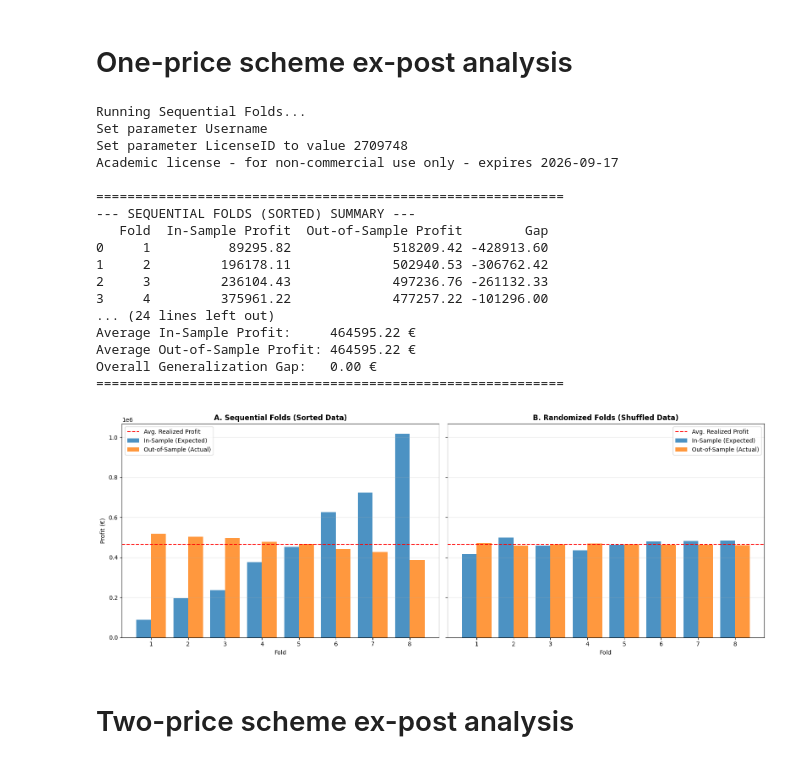
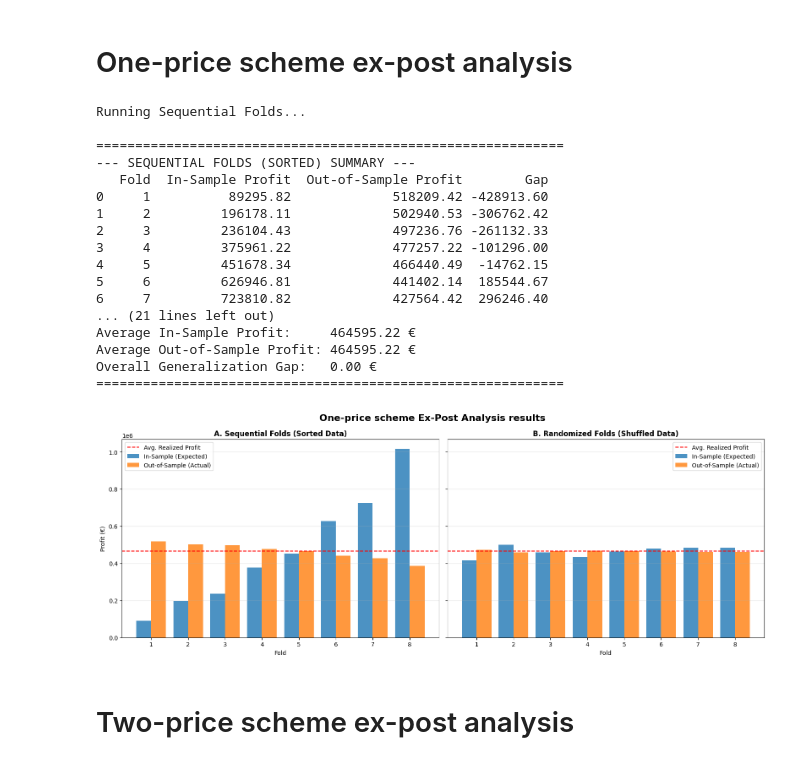
Before and after one commit to KonstantinosKountras/46755-offering-strategy_Asgn2, a Jupyter notebook: notebooks/Task1-3_Ex-post_analysis.ipynb, the cells around one changed output. Drawn from its saved outputs; the diff is of its cells as text; code cells hidden in the pictures.

```diff
--- a/notebooks/Task1-3_Ex-post_analysis.ipynb
+++ b/notebooks/Task1-3_Ex-post_analysis.ipynb
@@ -144,6 +144,8 @@ print("============================================================")
 # 4. PLOT SIDE-BY-SIDE BAR CHARTS
 # ---------------------------------------------------------
 fig, axes = plt.subplots(1, 2, figsize=(16, 6), sharey=True)
+# Add the main title to the figure
+fig.suptitle("One-price scheme Ex-Post Analysis results", fontsize=16, fontweight='bold')
 
 # --- Subplot A: Sequential (Bar) ---
 axes[0].bar(df_seq['Fold'] - 0.2, df_seq['In-Sample Profit'], width=0.4, label='In-Sample (Expected)', alpha=0.8, color='#1f77b4')
@@ -153,38 +155,38 @@ axes[0].set_title("A. Sequential Folds (Sorted Data)", fontsize=12, fontweight='
 axes[0].set_xlabel("Fold")
 axes[0].set_ylabel("Profit (€)")
 axes[0].legend()
 axes[0].grid(axis='y', alpha=0.3)
 
 # --- Subplot B: Randomized (Bar) ---
 axes[1].bar(df_rand['Fold'] - 0.2, df_rand['In-Sample Profit'], width=0.4, label='In-Sample (Expected)', alpha=0.8, color='#1f77b4')
 axes[1].bar(df_rand['Fold'] + 0.2, df_rand['Out-of-Sample Profit'], width=0.4, label='Out-of-Sample (Actual)', alpha=0.8, color='#ff7f0e')
 axes[1].axhline(df_rand['Out-of-Sample Profit'].mean(), color='red', linestyle='--', label='Avg. Realized Profit')
 axes[1].set_title("B. Randomized Folds (Shuffled Data)", fontsize=12, fontweight='bold')
 axes[1].set_xlabel("Fold")
 axes[1].legend()
 axes[1].grid(axis='y', alpha=0.3)
 
 plt.tight_layout()
 plt.show()
 # %% [output]
 Running Sequential Folds...
-Set parameter Username
-Set parameter LicenseID to value 2709748
-Academic license - for non-commercial use only - expires 2026-09-17
 
 ============================================================
 --- SEQUENTIAL FOLDS (SORTED) SUMMARY ---
    Fold  In-Sample Profit  Out-of-Sample Profit        Gap
 0     1          89295.82             518209.42 -428913.60
 1     2         196178.11             502940.53 -306762.42
 2     3         236104.43             497236.76 -261132.33
 3     4         375961.22             477257.22 -101296.00
-... (24 lines left out)
+4     5         451678.34             466440.49  -14762.15
+5     6         626946.81             441402.14  185544.67
+6     7         723810.82             427564.42  296246.40
+... (21 lines left out)
 Average In-Sample Profit:     464595.22 €
 Average Out-of-Sample Profit: 464595.22 €
 Overall Generalization Gap:   0.00 €
 ============================================================
-[figure, old version]
+[figure, new version]
 # %% [markdown]
 # Two-price scheme ex-post analysis
 # %%
```
Also changed, not shown: parts of 1 cell of this notebook.
